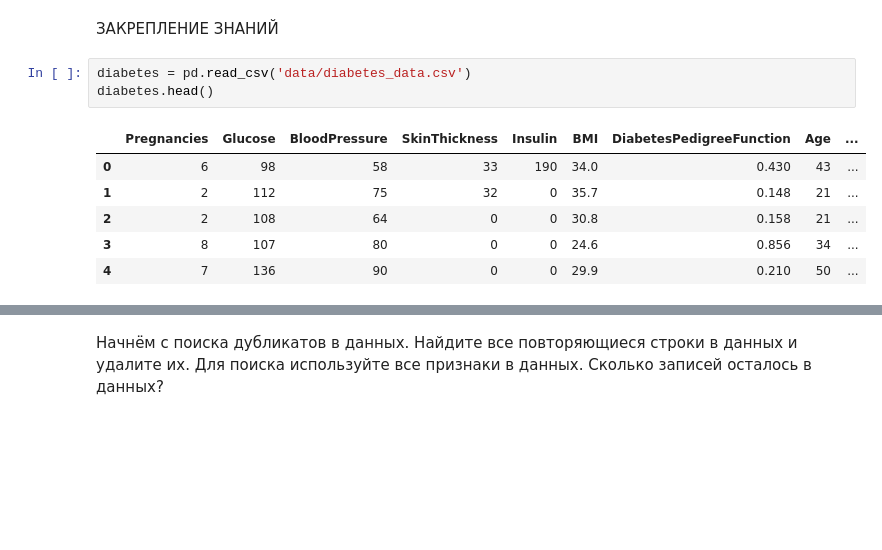
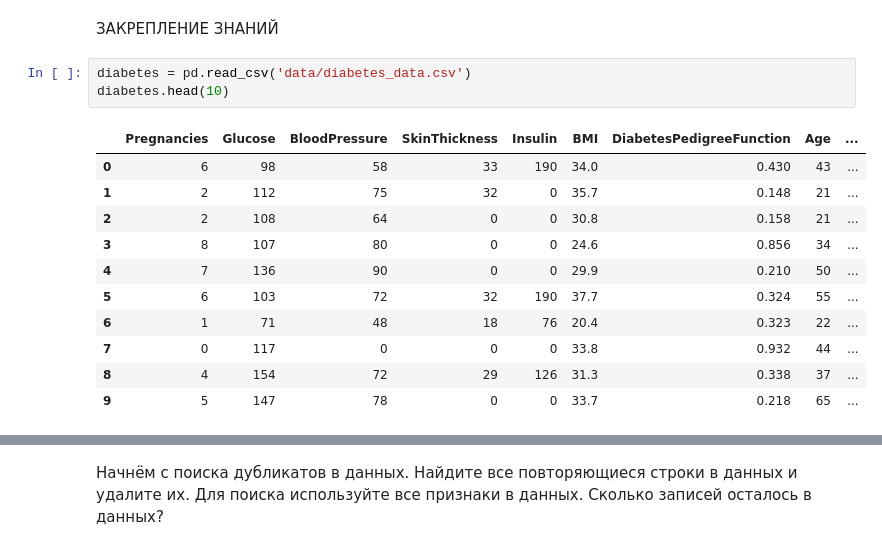
Before and after one commit to IliaKhailov/sf_data_science, a Jupyter notebook: SkillFactory/Pandas/clearing_data.ipynb, the cells around one changed output, grey strips where cells are left out. Drawn from its saved outputs; the diff is of its cells as text; blank space fills up the shorter version.

```diff
--- a/SkillFactory/Pandas/clearing_data.ipynb
+++ b/SkillFactory/Pandas/clearing_data.ipynb
@@ -625,11 +627,16 @@ print(f'Результирующее число признаков: {information
 ЗАКРЕПЛЕНИЕ ЗНАНИЙ
 # %%
 diabetes = pd.read_csv('data/diabetes_data.csv')
-diabetes.head()
+diabetes.head(10)
 # %% [output]
 |  | Pregnancies | Glucose | BloodPressure | SkinThickness | Insulin | BMI | DiabetesPedigreeFunction | Age | ... |
 | 0 | 6 | 98 | 58 | 33 | 190 | 34.0 | 0.430 | 43 | ... |
 | 1 | 2 | 112 | 75 | 32 | 0 | 35.7 | 0.148 | 21 | ... |
 | 2 | 2 | 108 | 64 | 0 | 0 | 30.8 | 0.158 | 21 | ... |
 | 3 | 8 | 107 | 80 | 0 | 0 | 24.6 | 0.856 | 34 | ... |
 | 4 | 7 | 136 | 90 | 0 | 0 | 29.9 | 0.210 | 50 | ... |
+| 5 | 6 | 103 | 72 | 32 | 190 | 37.7 | 0.324 | 55 | ... |
+| 6 | 1 | 71 | 48 | 18 | 76 | 20.4 | 0.323 | 22 | ... |
+| 7 | 0 | 117 | 0 | 0 | 0 | 33.8 | 0.932 | 44 | ... |
+| 8 | 4 | 154 | 72 | 29 | 126 | 31.3 | 0.338 | 37 | ... |
+| 9 | 5 | 147 | 78 | 0 | 0 | 33.7 | 0.218 | 65 | ... |
```
Also changed, not shown: parts of 18 cells of this notebook, 28 other files.
